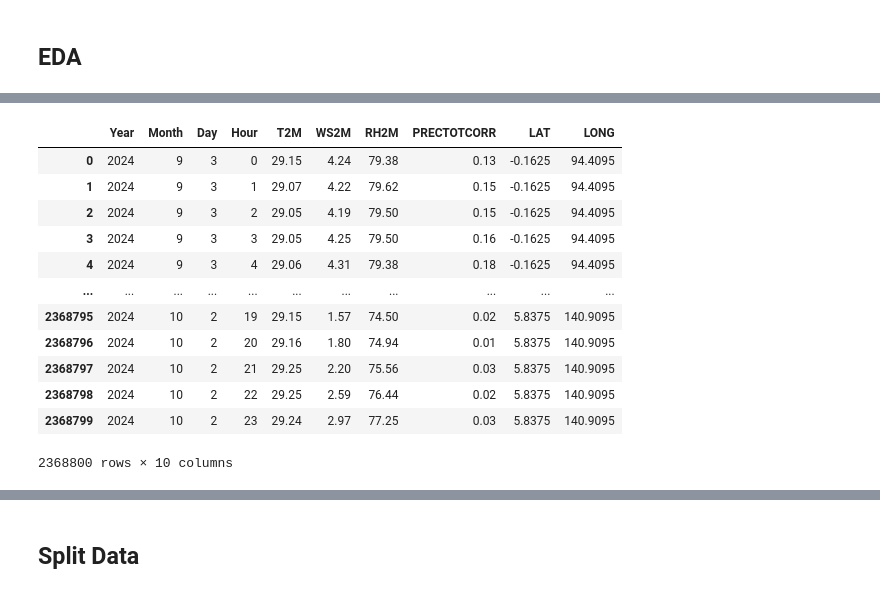
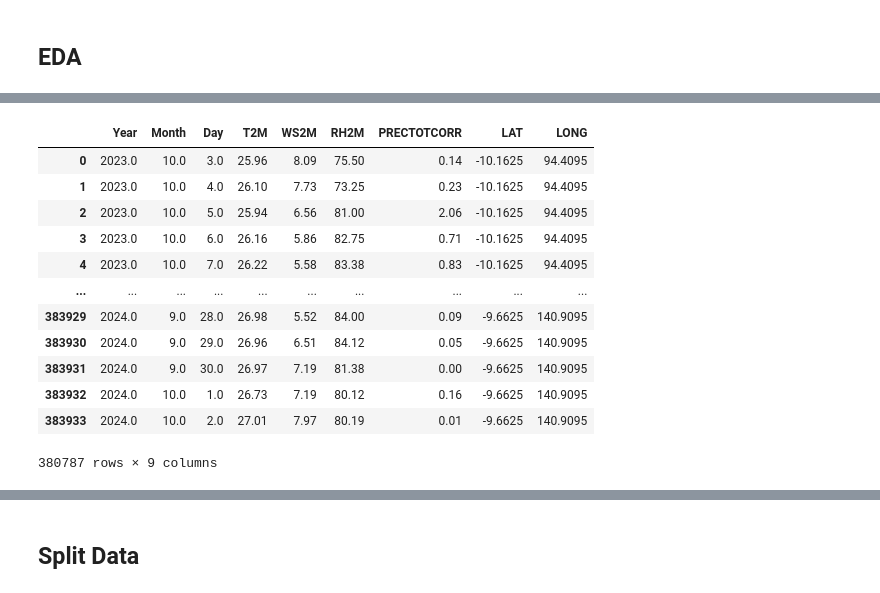
Before and after one commit to TerraFarm-TaniMakmur88/TerraFarm_ML, a Jupyter notebook: notebooks/forecasting.ipynb, the cells around one changed output, grey strips where cells are left out. Saved outputs shown, nothing was run; the diff lists cells and outputs as text; code cells hidden in the pictures.

```diff
--- a/notebooks/forecasting.ipynb
+++ b/notebooks/forecasting.ipynb
@@ -63,17 +29,17 @@ one_month_data.rename(columns={'YEAR':'Year', "MO":"Month", "DY":"Day", "HR":"Ho
-# %%
-one_month_data
-# %% [output]
-|  | Year | Month | Day | Hour | T2M | WS2M | RH2M | PRECTOTCORR | LAT | LONG |
-| 0 | 2024 | 9 | 3 | 0 | 29.15 | 4.24 | 79.38 | 0.13 | -0.1625 | 94.4095 |
-| 1 | 2024 | 9 | 3 | 1 | 29.07 | 4.22 | 79.62 | 0.15 | -0.1625 | 94.4095 |
-| 2 | 2024 | 9 | 3 | 2 | 29.05 | 4.19 | 79.50 | 0.15 | -0.1625 | 94.4095 |
-| 3 | 2024 | 9 | 3 | 3 | 29.05 | 4.25 | 79.50 | 0.16 | -0.1625 | 94.4095 |
-| 4 | 2024 | 9 | 3 | 4 | 29.06 | 4.31 | 79.38 | 0.18 | -0.1625 | 94.4095 |
-| ... | ... | ... | ... | ... | ... | ... | ... | ... | ... | ... |
-| 2368795 | 2024 | 10 | 2 | 19 | 29.15 | 1.57 | 74.50 | 0.02 | 5.8375 | 140.9095 |
-| 2368796 | 2024 | 10 | 2 | 20 | 29.16 | 1.80 | 74.94 | 0.01 | 5.8375 | 140.9095 |
-| 2368797 | 2024 | 10 | 2 | 21 | 29.25 | 2.20 | 75.56 | 0.03 | 5.8375 | 140.9095 |
-| 2368798 | 2024 | 10 | 2 | 22 | 29.25 | 2.59 | 76.44 | 0.02 | 5.8375 | 140.9095 |
-| 2368799 | 2024 | 10 | 2 | 23 | 29.24 | 2.97 | 77.25 | 0.03 | 5.8375 | 140.9095 |
-2368800 rows × 10 columns
+# %%
+one_year_data
+# %% [output]
+|  | Year | Month | Day | T2M | WS2M | RH2M | PRECTOTCORR | LAT | LONG |
+| 0 | 2023.0 | 10.0 | 3.0 | 25.96 | 8.09 | 75.50 | 0.14 | -10.1625 | 94.4095 |
+| 1 | 2023.0 | 10.0 | 4.0 | 26.10 | 7.73 | 73.25 | 0.23 | -10.1625 | 94.4095 |
+| 2 | 2023.0 | 10.0 | 5.0 | 25.94 | 6.56 | 81.00 | 2.06 | -10.1625 | 94.4095 |
+| 3 | 2023.0 | 10.0 | 6.0 | 26.16 | 5.86 | 82.75 | 0.71 | -10.1625 | 94.4095 |
+| 4 | 2023.0 | 10.0 | 7.0 | 26.22 | 5.58 | 83.38 | 0.83 | -10.1625 | 94.4095 |
+| ... | ... | ... | ... | ... | ... | ... | ... | ... | ... |
+| 383929 | 2024.0 | 9.0 | 28.0 | 26.98 | 5.52 | 84.00 | 0.09 | -9.6625 | 140.9095 |
+| 383930 | 2024.0 | 9.0 | 29.0 | 26.96 | 6.51 | 84.12 | 0.05 | -9.6625 | 140.9095 |
+| 383931 | 2024.0 | 9.0 | 30.0 | 26.97 | 7.19 | 81.38 | 0.00 | -9.6625 | 140.9095 |
+| 383932 | 2024.0 | 10.0 | 1.0 | 26.73 | 7.19 | 80.12 | 0.16 | -9.6625 | 140.9095 |
+| 383933 | 2024.0 | 10.0 | 2.0 | 27.01 | 7.97 | 80.19 | 0.01 | -9.6625 | 140.9095 |
+380787 rows × 9 columns
 # %%
```
Also changed, not shown: parts of 107 cells of this notebook, 3 other files.
